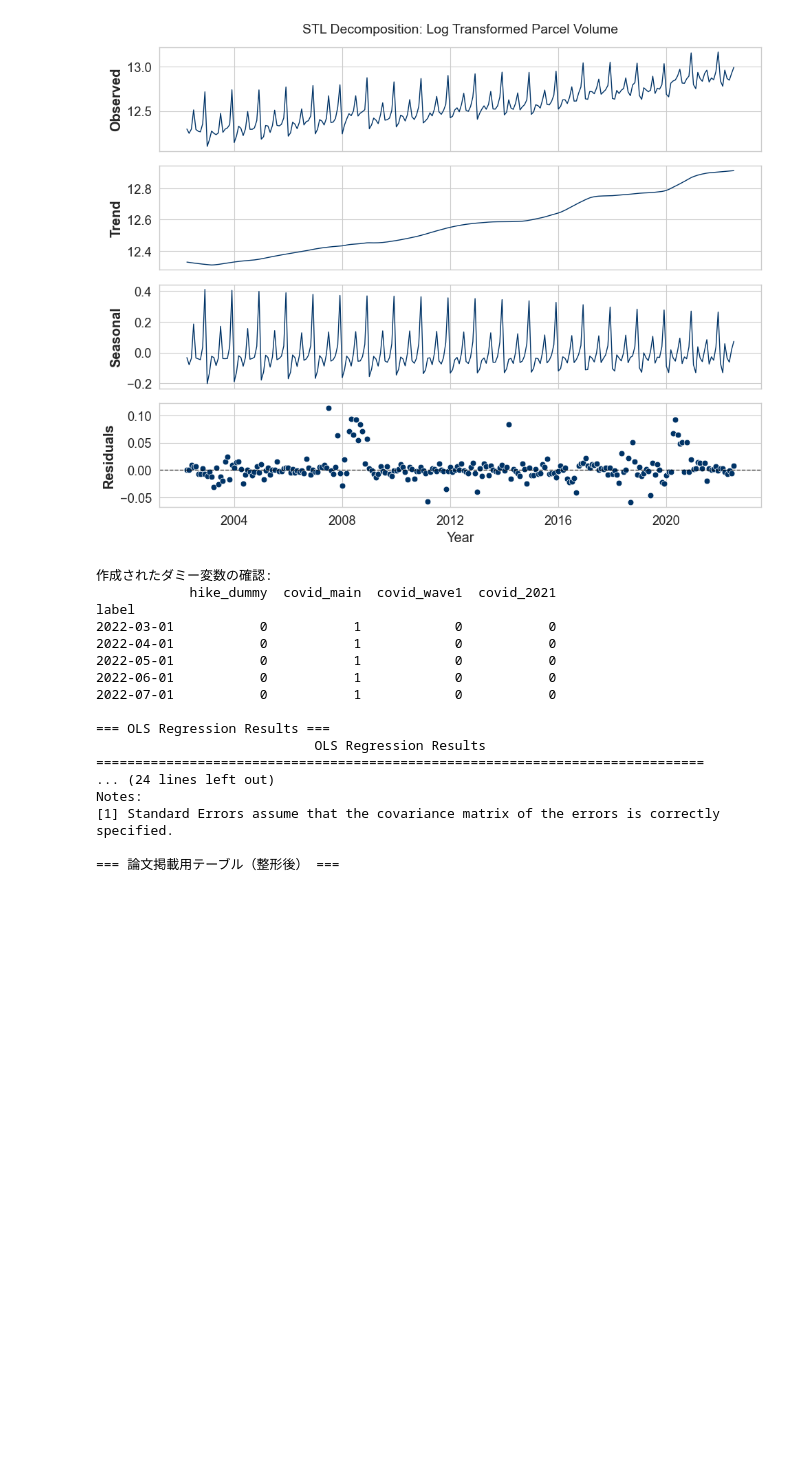
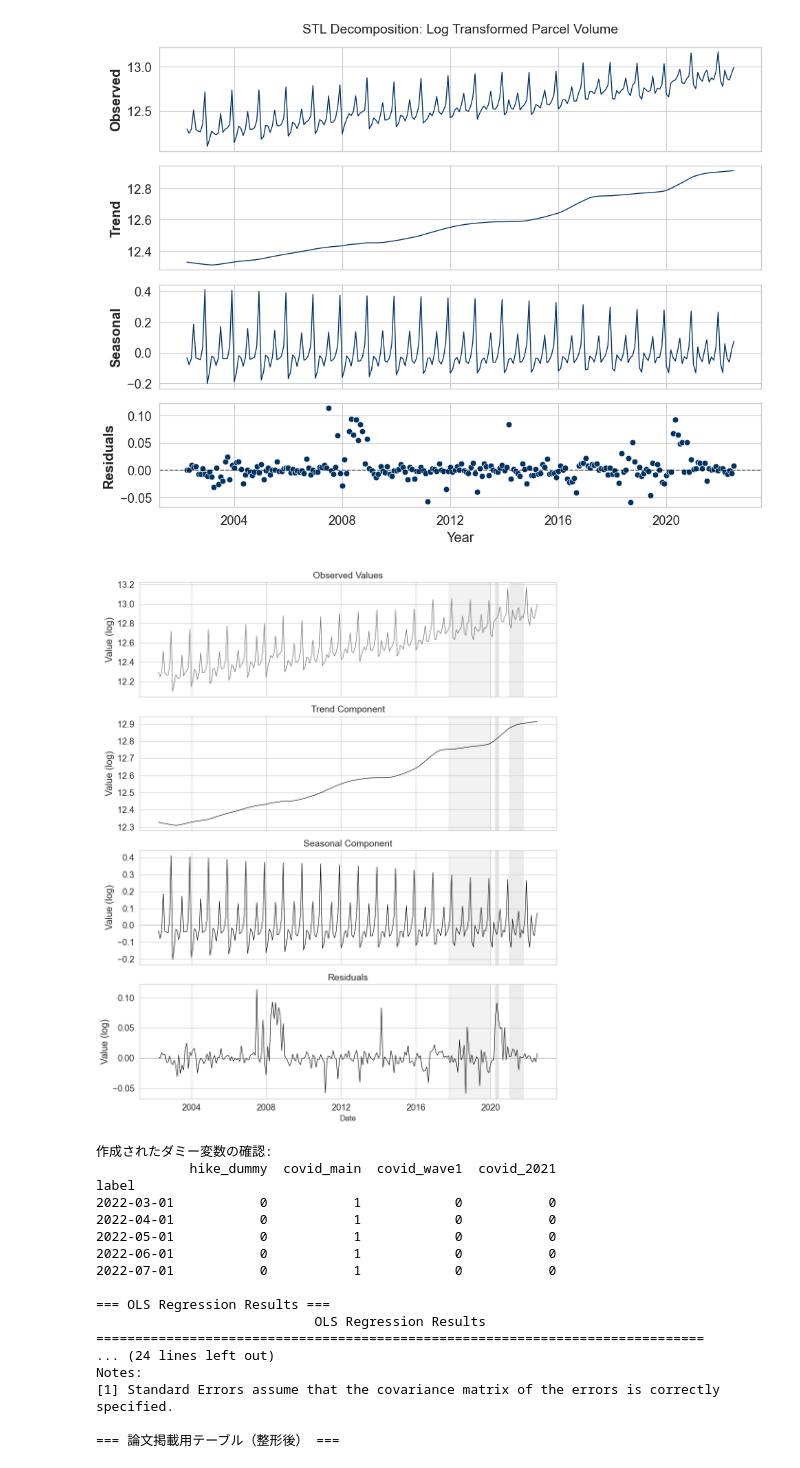
Before and after one commit to Fuga420/Transport_amount_project, a Jupyter notebook: notebooks/Appendix.ipynb, the cells around one changed output. Cells and saved outputs as stored; diff of their text form; code cells hidden in the pictures; blank space fills up the shorter version.

```diff
--- a/notebooks/Appendix.ipynb
+++ b/notebooks/Appendix.ipynb
@@ -104,6 +103,65 @@ plt.tight_layout()
 plt.show()
 # %% [output]
 [figure]
+# %%
+import matplotlib.pyplot as plt
+import seaborn as sns
+import pandas as pd
+
+# --- グラフの準備 ---
+# STLは4成分なので4段にします (SSMは5段でした)
+fig, axes = plt.subplots(nrows=4, ncols=1, figsize=(10, 12), sharex=True)
+sns.set_theme(style="whitegrid")
+
+# データ（resオブジェクト）から各成分を取得して描画
+# ※ res は stl.fit() の結果オブジェクトを想定しています
+
+# --- 1. 観測値 (Observed) ---
+# SSMに合わせて色を 'dimgray', 線幅を 0.8 に設定
+axes[0].plot(res.observed.index, res.observed, color='dimgray', label='Observed', linewidth=0.8)
+axes[0].set_title('Observed Values', fontsize=14)
+# STLでは「Fitted」は明示的には出しませんが、必要なら Trend + Seasonal をプロット可能です
+# axes[0].legend(loc='upper left')
+
+# --- 2. トレンド成分 (Trend) ---
+axes[1].plot(res.trend.index, res.trend, color='black', label='Trend', lw=0.8)
+axes[1].set_title('Trend Component', fontsize=14)
+# トレンドは値のレベルによるため、ゼロ基準線は入れないことが一般的ですが、必要なら追加してください
+
+# --- 3. 季節成分 (Seasonal) ---
+axes[2].plot(res.seasonal.index, res.seasonal, color='black', label='Seasonal', lw=0.8)
+axes[2].set_title('Seasonal Component', fontsize=14)
+axes[2].axhline(y=0, color='grey', linestyle=':', linewidth=1) # ゼロ基準線
+
+# --- 4. 残差 (Residuals) ---
+# SSMのスタイルに合わせて、散布図(Scatter)ではなく折れ線(Plot)に変更します
+axes[3].plot(res.resid.index, res.resid, color='black', linewidth=0.8, label='Residuals')
+axes[3].set_title('Residuals', fontsize=14)
+axes[3].axhline(y=0, color='grey', linestyle=':', linewidth=1) # ゼロ基準線
+
+# --- 全グラフ共通の設定 (SSMのコードを移植) ---
+for ax in axes:
+    # イベント期間の背景色を追加
+    ax.axvspan("2017-10-01", "2019-12-31", color='gray', alpha=0.1, zorder=-1)
+    ax.axvspan("2020-04-01", "2020-05-31", color='gray', alpha=0.2, zorder=-1)
+    ax.axvspan("2021-01-01", "2021-09-30", color='gray', alpha=0.15, zorder=-1)
+
+    # Y軸ラベルの統一
+    ax.set_ylabel('Value (log)')
+
+# 最後のグラフにのみX軸のラベルを表示
+axes[3].set_xlabel('Date', fontsize=12)
+
+# レイアウトの自動調整
+plt.tight_layout()
+
+# 保存する場合
+# plt.savefig("stl_decomposition_ssm_style.png", dpi=300, bbox_inches='tight')
+
+# 表示
+plt.show()
+# %% [output]
+[figure, added]
 # %%
 # 2. ダミー変数の作成（論文の定義に基づく）
 # -------------------------------------------------------
```
Also changed, not shown: parts of 2 cells of this notebook, 3 other files.
